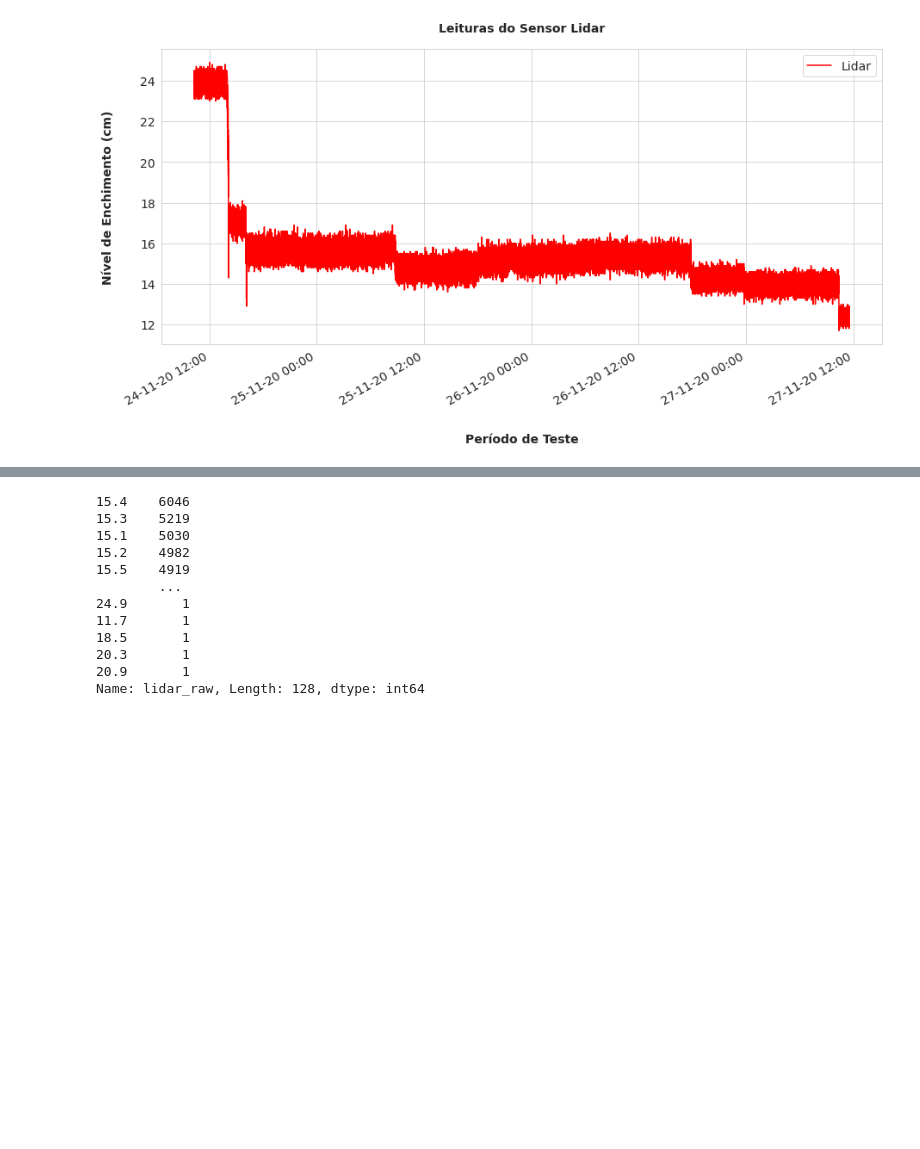
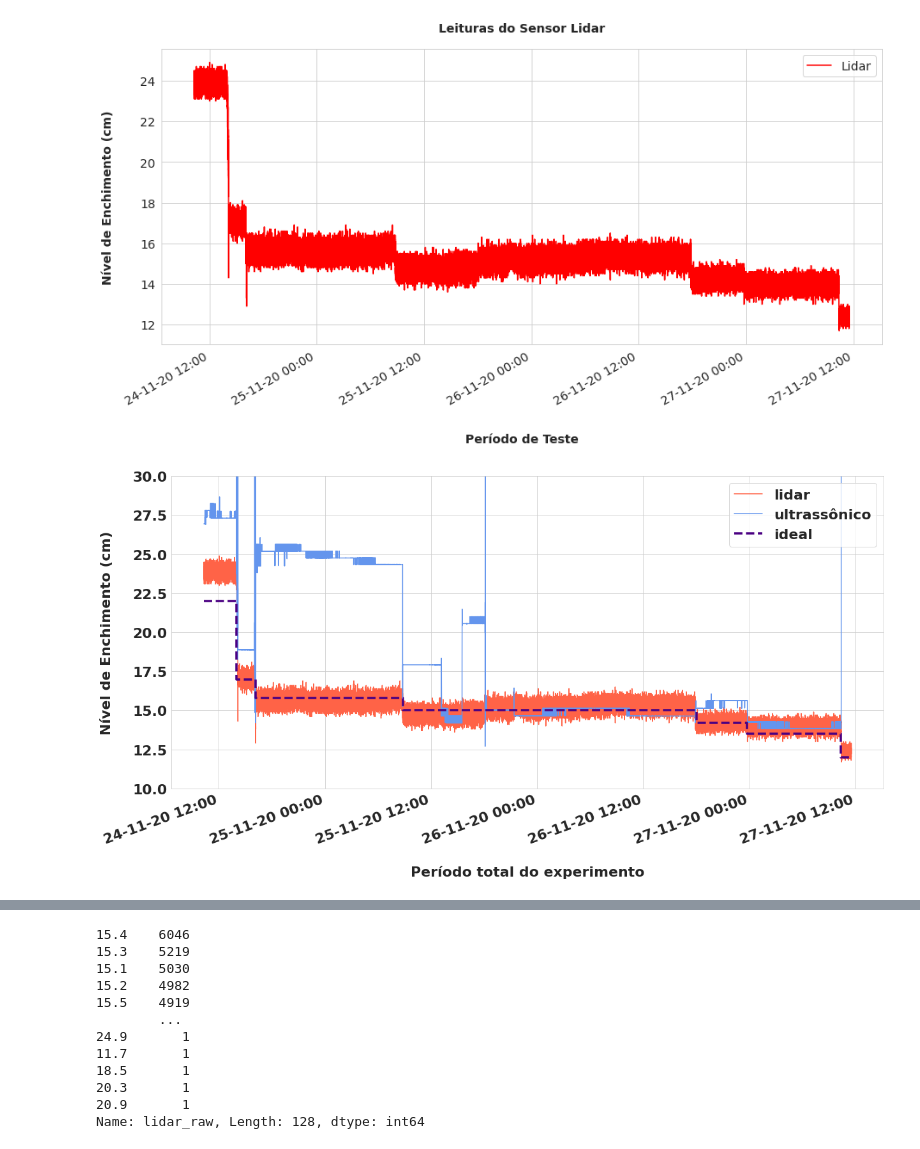
Before and after one commit to wasp-lahis/Coleta_Residuos, a Jupyter notebook: Heltech_Esp32/lidar_codes/vl53l0x_lidar_vs_sonar/experimento_24-27_11_2020/vl53l0x_lidar_vs_sonar.ipynb, the cells around one changed output, grey strips where cells are left out. Cells and saved outputs as stored; diff of their text form; code cells hidden in the pictures; blank space fills up the shorter version.

```diff
--- a/Heltech_Esp32/lidar_codes/vl53l0x_lidar_vs_sonar/experimento_24-27_11_2020/vl53l0x_lidar_vs_sonar.ipynb
+++ b/Heltech_Esp32/lidar_codes/vl53l0x_lidar_vs_sonar/experimento_24-27_11_2020/vl53l0x_lidar_vs_sonar.ipynb
@@ -239,4 +239,65 @@ plt.show()
 # sns.lineplot(data = bin_measures_df, y='sonar_mean', color='brown', x = 'time')
 
 # plt.show()
+# %%
+# chart elements - size settings
+BIGGER_SIZE = 22
+font = {'family' : 'normal',
+        'weight' : 'bold',
+        'size'   : 16
+       }
+plt.rc('font', **font)
+plt.rc('xtick', labelsize = BIGGER_SIZE)   # fontsize of the tick labels
+plt.rc('ytick', labelsize = BIGGER_SIZE)   # fontsize of the tick labels
+plt.rc('legend', fontsize = BIGGER_SIZE)   # legend fontsize
+
+fig = plt.figure(figsize=(20,10))
+ax = plt.gca()
+
+# lidar chart
+bin_measures_df.plot(kind='line',x="time", y='lidar_raw',color='tomato', label='lidar', ax=ax)
+
+# sonar chart
+bin_measures_df.plot(kind='line',x="time", y='sonar_raw',color='cornflowerblue', label='ultrassônico', ax=ax)
+
+# ideal chart
+Data = {'cm_level': [22, 22, 17, 17, 15.8,15.8, 15, 15, 15, 14.2, 14.2, 13.5, 13.5, 12, 12],
+        'period': ['2020-11-24 10:18:41.430127', '2020-11-24 14:00', '2020-11-24 14:00',
+                   '2020-11-24 16:10', '2020-11-24 16:10', '2020-11-25 08:50', '2020-11-25 08:50',
+                   '2020-11-25 18:00', '2020-11-26 18:00', '2020-11-26 18:00', '2020-11-26 23:45',
+                   '2020-11-26 23:45', '2020-11-27 10:20', '2020-11-27 10:20', '2020-11-27 11:30'
+                   ]
+       }
+df = pd.DataFrame(Data,columns=['cm_level','period'])
+df['period']= pd.to_datetime(df['period'])
+df.plot(kind='line',x="period", y='cm_level', label='ideal', color = 'indigo',
+        linestyle='dashed', linewidth=3.5, ax=ax)
+
+plt.ylabel('Nível de Enchimento (cm)', fontweight='bold', fontsize=22, labelpad=30)
+plt.xlabel('Período total do experimento', fontweight='bold', fontsize=22,labelpad=30)
+
+# ajust x axis datetime
+xfmt = mdates.DateFormatter('%d-%m-%y %H:%M')
+ax.xaxis.set_major_formatter(xfmt)
+
+for tick in ax.get_xticklabels():
+    tick.set_rotation(20)
+
+# zooming axis values
+plt.ylim(10, 30)
+# plt.xlim('24-11-2020 10:00','25-11-2020 00:00')  # TER - colocando pilhas por dez min (variação 2h)
+# plt.xlim('24-11-2020 13:00','24-11-2020 15:00')  # TER - pico 1
+# plt.xlim('24-11-2020 16:00','24-11-2020 16:20')    # TER - pico 2
+# plt.xlim('25-11-2020 00:00','26-11-2020 00:00')  # QUA - esporádico, colocando 10 pilhas.
+# plt.xlim('26-11-2020 00:00','27-11-2020 00:00')  # QUI - esporádico, colocando 10 pilhas. Com falso positivo
+# plt.xlim('27-11-2020 00:00','27-11-2020 12:00')  # SEXTA - esporádico, colocando ~2-5 pilhas
+# plt.xlim('27-11-2020 10:00','27-11-2020 12:00')  # SEXTA - final experimento
+
+ttl = ax.title
+ttl.set_position([.5, 1.03])
+
+plt.show()
+fig.savefig('cmp_sensores_geral.png',bbox_inches='tight')
+# %% [output]
+[figure, added]
 # %%
```
Also changed, not shown: parts of 3 cells of this notebook, 2 other files.
